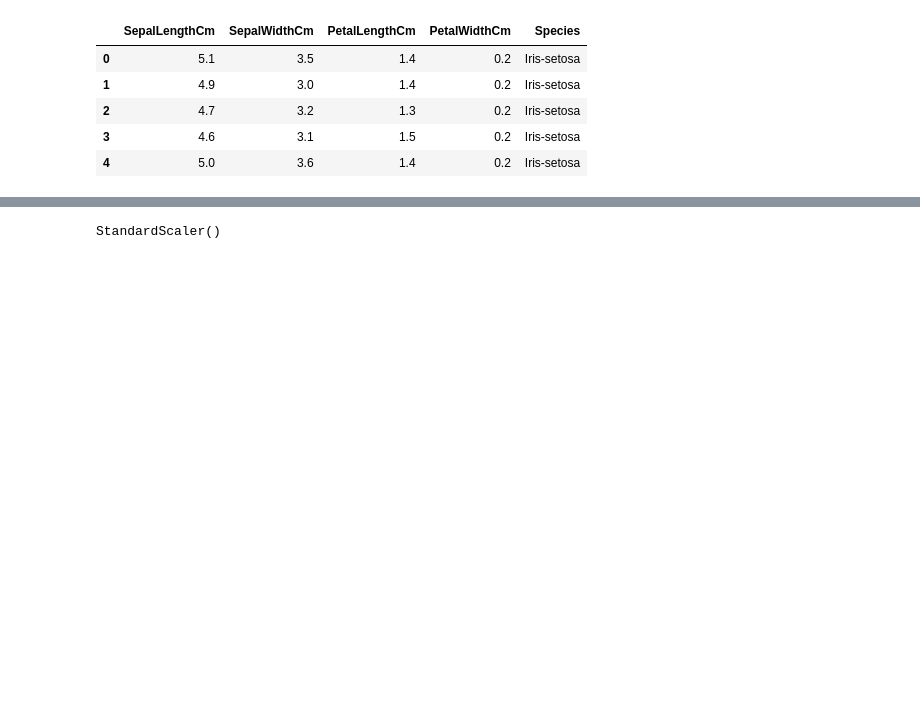
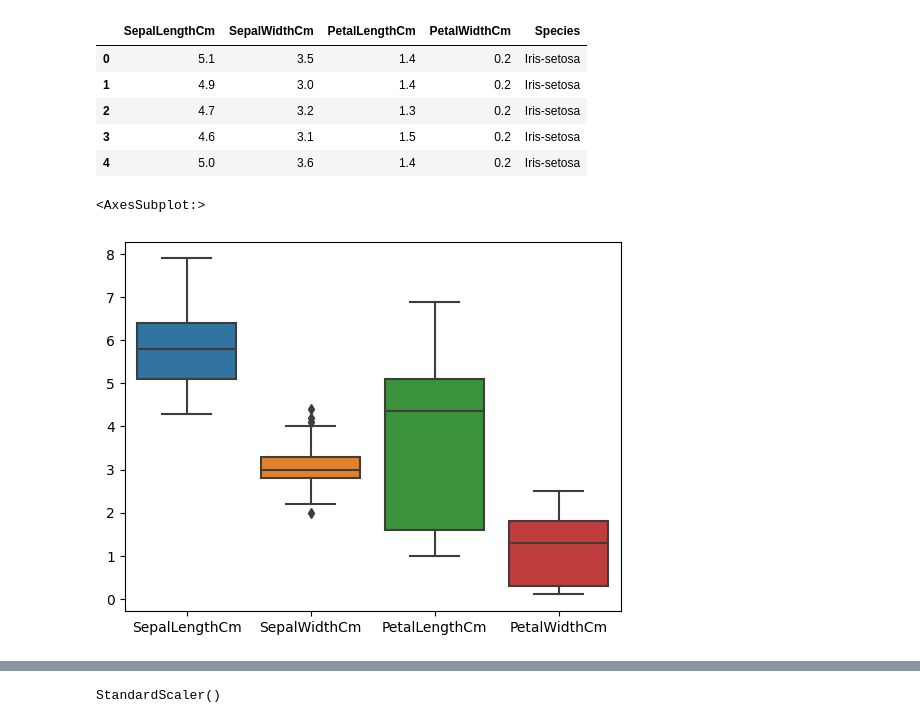
Before and after one commit to Ruban2205/Iris_Classification, a Jupyter notebook: iris_classification_main.ipynb, the cells around one changed output, grey strips where cells are left out. Saved outputs shown, nothing was run; the diff lists cells and outputs as text; code cells hidden in the pictures; blank space fills up the shorter version.

```diff
--- a/iris_classification_main.ipynb
+++ b/iris_classification_main.ipynb
@@ -100,3 +101,10 @@ data_frame.head()
 features = ["SepalLengthCm", "SepalWidthCm", "PetalLengthCm", "PetalWidthCm"]
 x = data_frame[features].values #Input
 y = data_frame["Species"].values #Output
+# %%
+# Plotting the data to find outliers
+
+sns.boxplot(data=data_frame)
+# %% [output]
+<AxesSubplot:>
+[figure, added]
```
Also changed, not shown: parts of 25 cells of this notebook.
